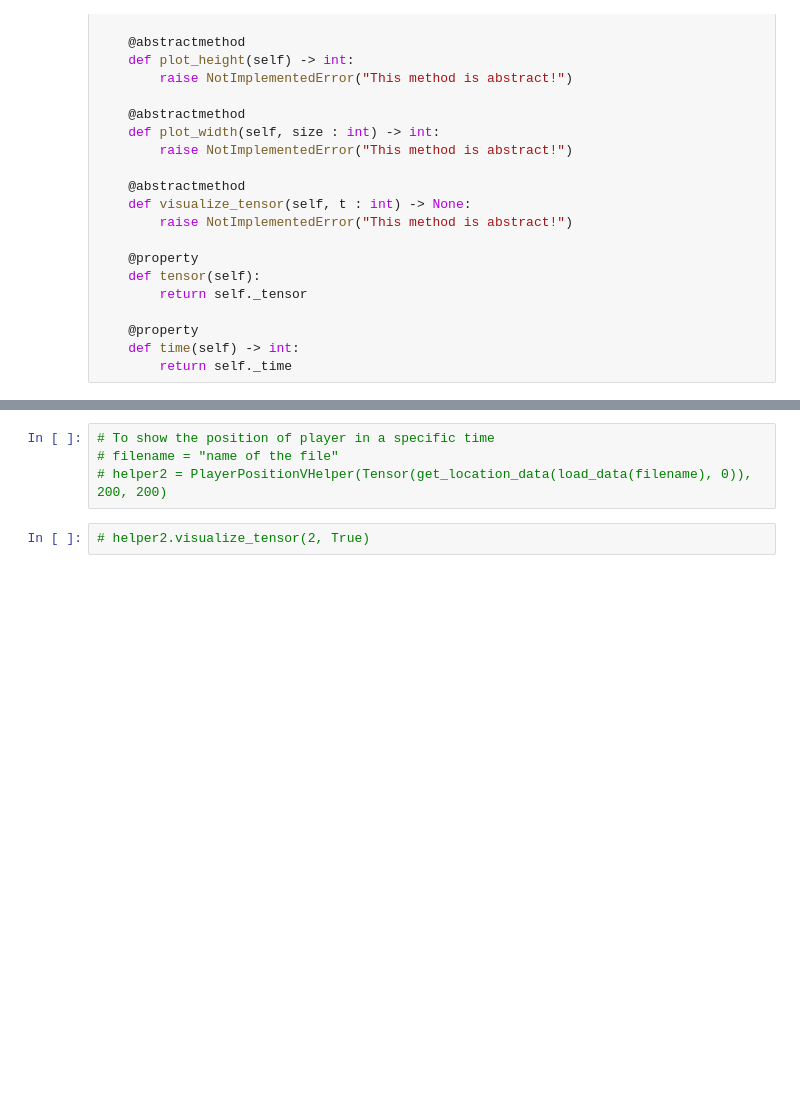
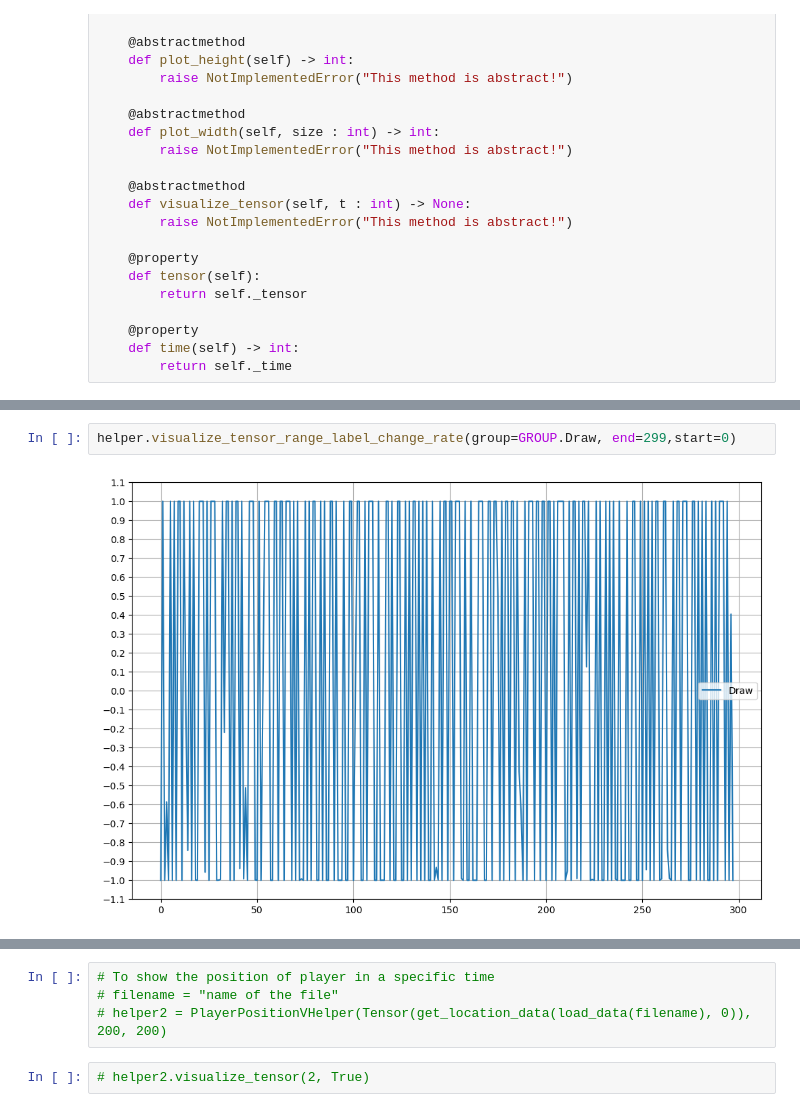
Before and after one commit to Lu-Zetian/gnn-for-goal-prediction, a Jupyter notebook: Visualization.ipynb, the cells around one changed output, grey strips where cells are left out. Saved outputs shown, nothing was run; the diff lists cells and outputs as text; blank space fills up the shorter version.

```diff
--- a/Visualization.ipynb
+++ b/Visualization.ipynb
@@ -155,0 +207,4 @@ helper.visualize_tensor_range_label(end=299,start=0)
+# %%
+helper.visualize_tensor_range_label_change_rate(group=GROUP.Draw, end=299,start=0)
+# %% [output]
+[figure, added]
```
Also changed, not shown: parts of 9 cells of this notebook.
